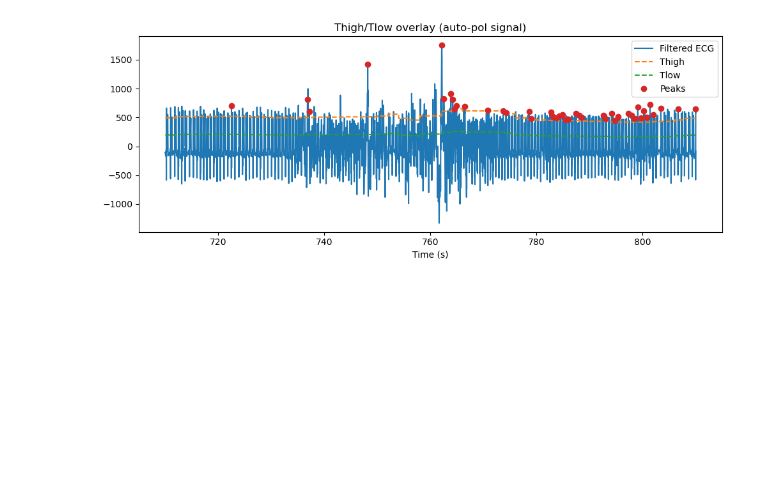
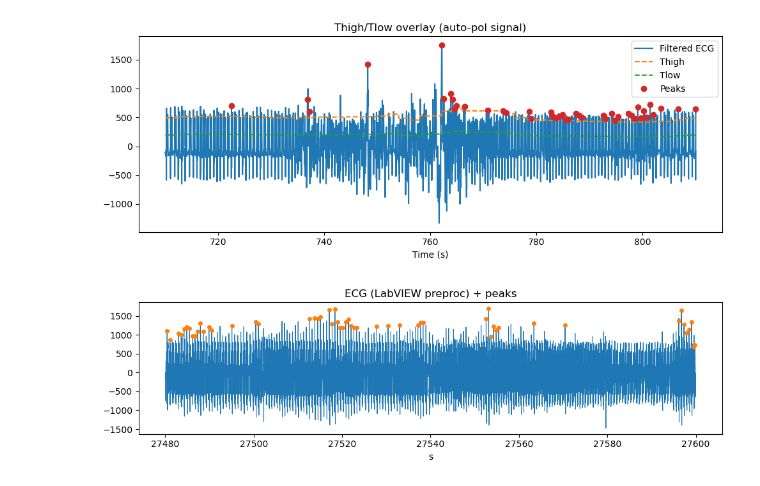
Before and after one commit to AU668208/Epilepsy_MasterThesis, a Jupyter notebook: TestNotebook_LabView-Python1.ipynb, the cells around one changed output. Cells and saved outputs as stored; diff of their text form; code cells hidden in the pictures; blank space fills up the shorter version.

```diff
--- a/TestNotebook_LabView-Python1.ipynb
+++ b/TestNotebook_LabView-Python1.ipynb
@@ -173,3 +173,49 @@ print("Saved CSVs:",
       f"{OUT_PREFIX}_rr.csv",
       f"{OUT_PREFIX}_features.csv",
       f"{OUT_PREFIX}_detections.csv")
+# %%
+# Test 29-09-2025
+
+import importlib, jeppesen_pipeline as jp
+jp = importlib.reload(jp)
+
+TDMS_PATH  = r"D:\ML algoritme tl anfaldsdetektion vha HRV\ePatch data from Aarhus to Lausanne\Patients ePatch data\Patient 2\recording 1\Patient_2_1.tdms"
+
+# Kør på et 2-minutters udsnit for hastighed
+res = jp.run_pipeline_from_tdms_auto(
+    tdms_path=TDMS_PATH,
+    fs_override=512.0,
+    preproc="labview",
+    ui_defaults=True,         # bevar øvrige defaults
+    delete_start_s=0.0,       # <- vigtig ved korte udsnit
+    delete_end_s=0.0,         # <- vigtig ved korte udsnit
+    start_s=7*3600+38*60,
+    dur_s=120.0,
+    rpeak_mode="labview",
+    window_beats=50,
+    auto_baseline_beats=0,
+    plots=True,
+    out="slice_labview"
+)
+
+
+# Hurtigt plot: ECG + peaks
+import matplotlib.pyplot as plt
+ecg = res["ecg_proc"]; fs = res["meta"]["fs_used"]; peaks = res["peaks"]
+t0  = res["meta"]["slice_start_s"] or 0.0
+tt  = t0 + (np.arange(len(ecg))/fs)
+plt.figure(figsize=(10,3))
+plt.plot(tt, ecg, lw=0.8)
+plt.plot(t0 + peaks/fs, ecg[peaks], "o", ms=4)
+plt.xlabel("s"); plt.title("ECG (LabVIEW preproc) + peaks")
+plt.tight_layout(); plt.show()
+
+# Eksportér CSV’er til 1:1 sammenligning
+import pandas as pd, numpy as np
+pd.DataFrame({"peak_sample": peaks,
+              "peak_time_s": t0 + peaks/fs}).to_csv("slice_labview_peaks.csv", index=False)
+pd.DataFrame({"t_rr_s": t0 + res["t_rr"], "rr_s": res["rr_sec"]}).to_csv("slice_labview_rr.csv", index=False)
+res["features"].to_csv("slice_labview_features.csv", index=False)
+res["detections"].to_csv("slice_labview_detections.csv", index=False)
+# %% [output]
+[figure, added]
```
Also changed, not shown: parts of 12 cells of this notebook, 29 other files.
